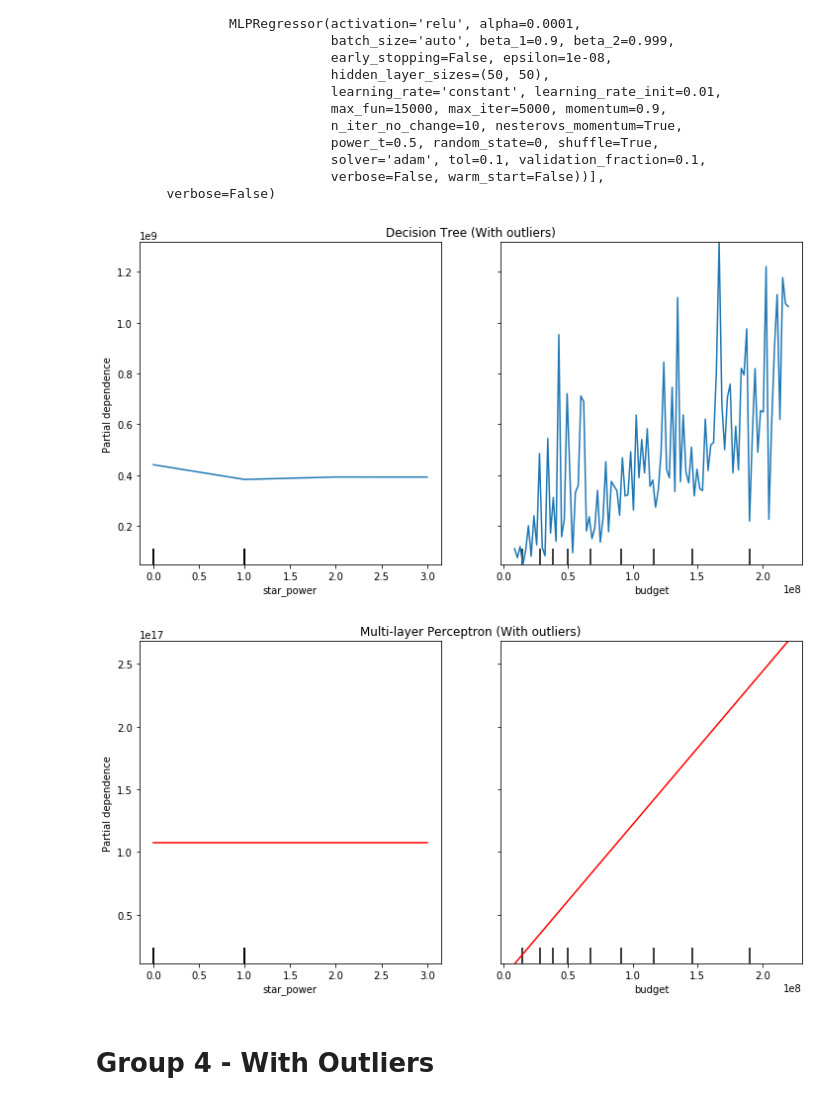
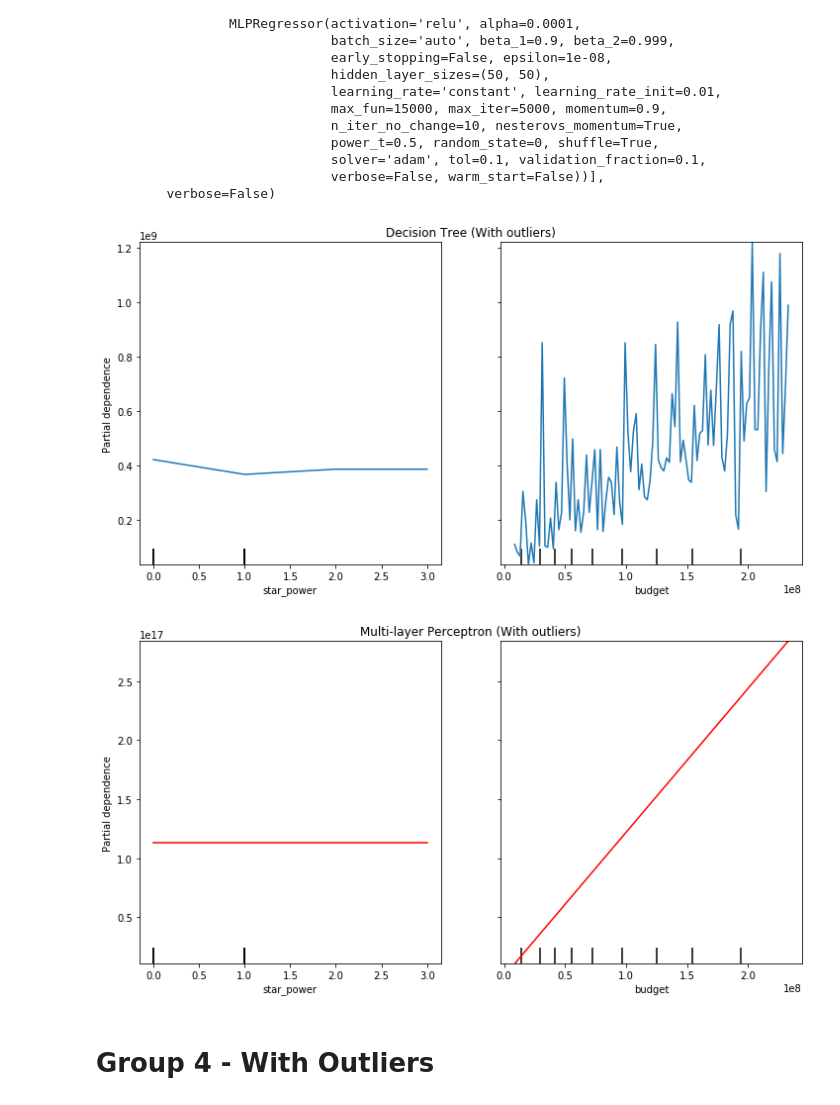
Before and after one commit to brian1581/final-project, a Jupyter notebook: Jupyter_notebooks/tomato_model_deep_2_reduce.ipynb, the cells around one changed output. Cells and saved outputs as stored; diff of their text form; code cells hidden in the pictures.

```diff
--- a/Jupyter_notebooks/tomato_model_deep_2_reduce.ipynb
+++ b/Jupyter_notebooks/tomato_model_deep_2_reduce.ipynb
@@ -224,18 +204,18 @@ Pipeline(memory=None,
 # %%
 fig, ax = plt.subplots(figsize=(12, 6))
 ax.set_title("Decision Tree (With outliers)")
-tree_disp_o = plot_partial_dependence(tree_o, X_train_o, ["star_power", "budget"], ax=ax)
+tree_disp_o = plot_partial_dependence(tree_o, X_test_o, ["star_power", "budget"], ax=ax)
 # %% [output]
-[figure, old version]
+[figure, new version]
 # %%
 fig.savefig("../output/images/Decision_tree_3.png")
 # %%
 fig, ax = plt.subplots(figsize=(12, 6))
 ax.set_title("Multi-layer Perceptron (With outliers)")
-mlp_disp = plot_partial_dependence(mlp_o, X_train_o, ["star_power", "budget"], ax=ax,
+mlp_disp = plot_partial_dependence(mlp_o, X_test_o, ["star_power", "budget"], ax=ax,
                                    line_kw={"c": "red"})
 # %% [output]
-[figure, old version]
+[figure, new version]
 # %%
 fig.savefig("../output/images/MLP_3.png")
 # %% [markdown]
```
Also changed, not shown: parts of 18 cells of this notebook, 1 other file.
